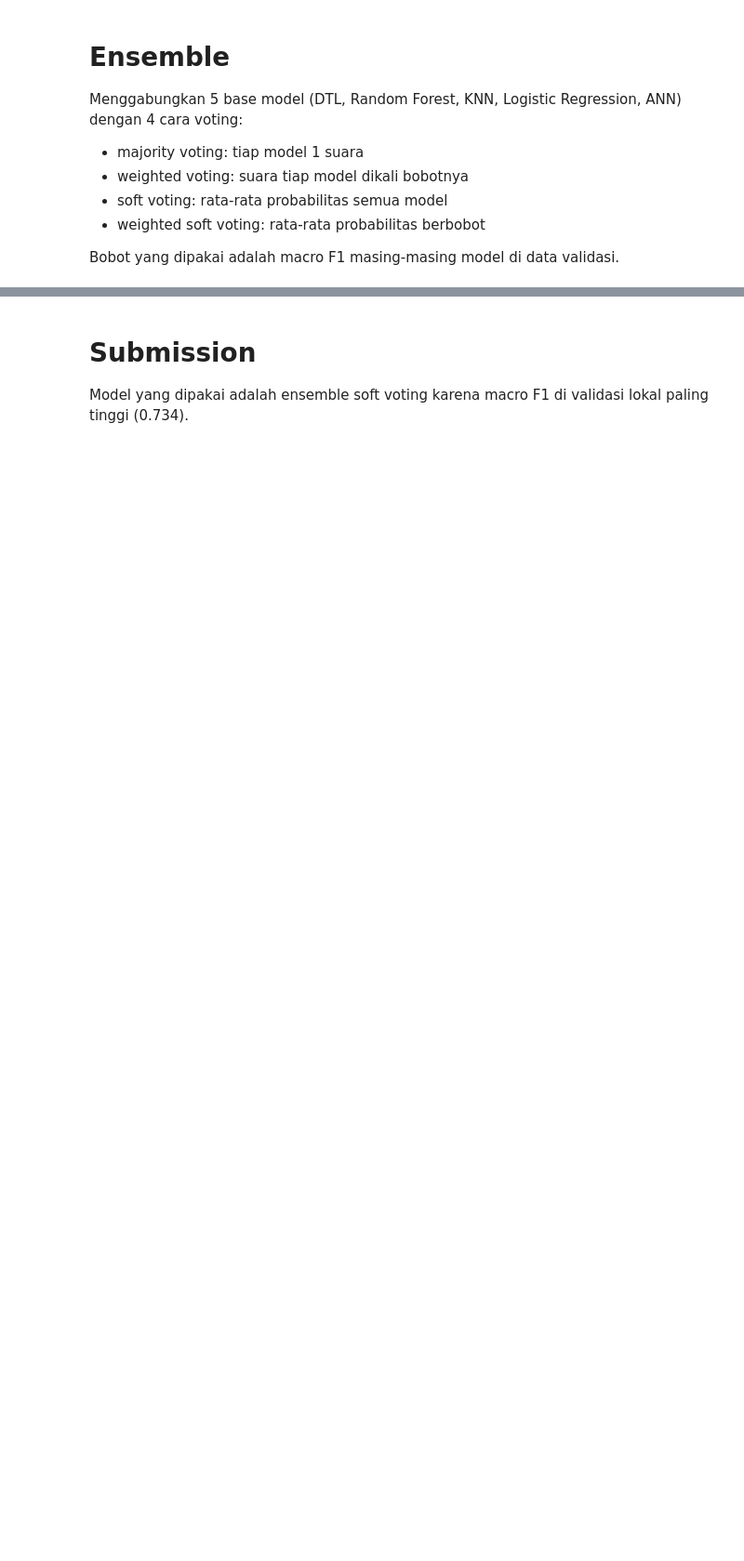
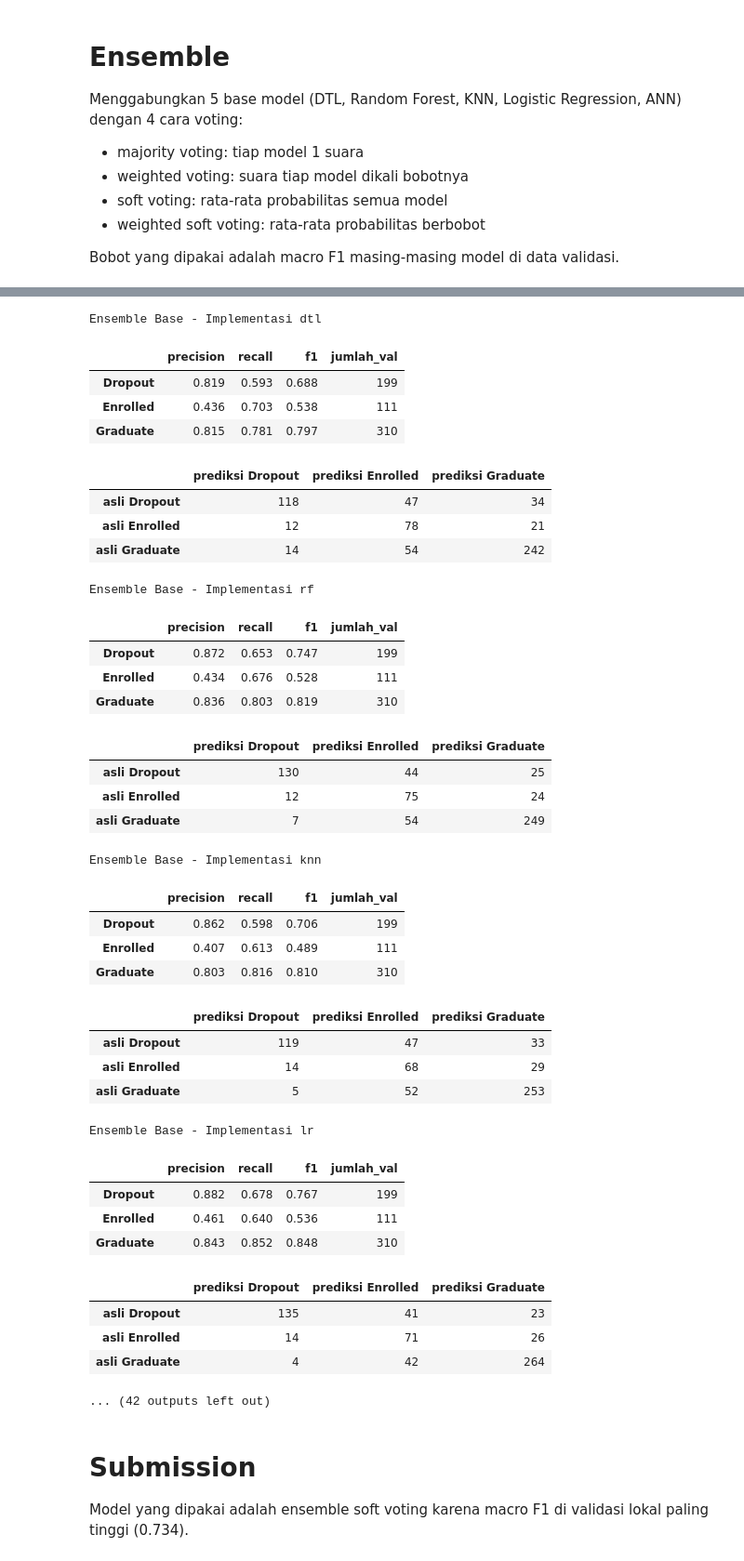
Before and after one commit to RuhullahReza/Project-2-Advanced-AI, a Jupyter notebook: src/model.ipynb, the cells around one changed output, grey strips where cells are left out. Shown at 93% size. Drawn from its saved outputs; the diff is of its cells as text; code cells hidden in the pictures; blank space fills up the shorter version.

```diff
--- a/src/model.ipynb
+++ b/src/model.ipynb
@@ -1251,3 +1393,55 @@ display(matriks_ensemble)
+# %%
+# Base model implementasi sendiri untuk ensemble
+model_final_ensemble = []
+
+model_final_ensemble += [(f"Ensemble Base - Implementasi {nama}", model) for nama, model in base_models]
+# Base model Sklearn untuk ensemble
+model_final_ensemble += [(f"Ensemble Base - Sklearn {nama}", model) for nama, model in base_models_sklearn]
+# Seluruh variasi voting implementasi sendiri
+model_final_ensemble += [(f"Ensemble Implementasi {nama}", model) for nama, model in ensembles.items()]
+# Seluruh variasi voting Sklearn
+model_final_ensemble += [(f"Ensemble Sklearn {nama}", model) for nama, model in ensembles_sklearn.items()]
+
+for nama, model in model_final_ensemble:
+    detail_per_kelas(nama, model, X_v, y_v)
+# %% [output]
+Ensemble Base - Implementasi dtl
+|  | precision | recall | f1 | jumlah_val |
+| Dropout | 0.819 | 0.593 | 0.688 | 199 |
+| Enrolled | 0.436 | 0.703 | 0.538 | 111 |
+| Graduate | 0.815 | 0.781 | 0.797 | 310 |
+|  | prediksi Dropout | prediksi Enrolled | prediksi Graduate |
+| asli Dropout | 118 | 47 | 34 |
+| asli Enrolled | 12 | 78 | 21 |
+| asli Graduate | 14 | 54 | 242 |
+Ensemble Base - Implementasi rf
+|  | precision | recall | f1 | jumlah_val |
+| Dropout | 0.872 | 0.653 | 0.747 | 199 |
+| Enrolled | 0.434 | 0.676 | 0.528 | 111 |
+| Graduate | 0.836 | 0.803 | 0.819 | 310 |
+|  | prediksi Dropout | prediksi Enrolled | prediksi Graduate |
+| asli Dropout | 130 | 44 | 25 |
+| asli Enrolled | 12 | 75 | 24 |
+| asli Graduate | 7 | 54 | 249 |
+Ensemble Base - Implementasi knn
+|  | precision | recall | f1 | jumlah_val |
+| Dropout | 0.862 | 0.598 | 0.706 | 199 |
+| Enrolled | 0.407 | 0.613 | 0.489 | 111 |
+| Graduate | 0.803 | 0.816 | 0.810 | 310 |
+|  | prediksi Dropout | prediksi Enrolled | prediksi Graduate |
+| asli Dropout | 119 | 47 | 33 |
+| asli Enrolled | 14 | 68 | 29 |
+| asli Graduate | 5 | 52 | 253 |
+Ensemble Base - Implementasi lr
+|  | precision | recall | f1 | jumlah_val |
+| Dropout | 0.882 | 0.678 | 0.767 | 199 |
+| Enrolled | 0.461 | 0.640 | 0.536 | 111 |
+| Graduate | 0.843 | 0.852 | 0.848 | 310 |
+|  | prediksi Dropout | prediksi Enrolled | prediksi Graduate |
+| asli Dropout | 135 | 41 | 23 |
+| asli Enrolled | 14 | 71 | 26 |
+| asli Graduate | 4 | 42 | 264 |
+... (42 outputs left out)
 # %% [markdown]
 # Submission
 
```
Also changed, not shown: parts of 26 cells of this notebook, 1 other file.
